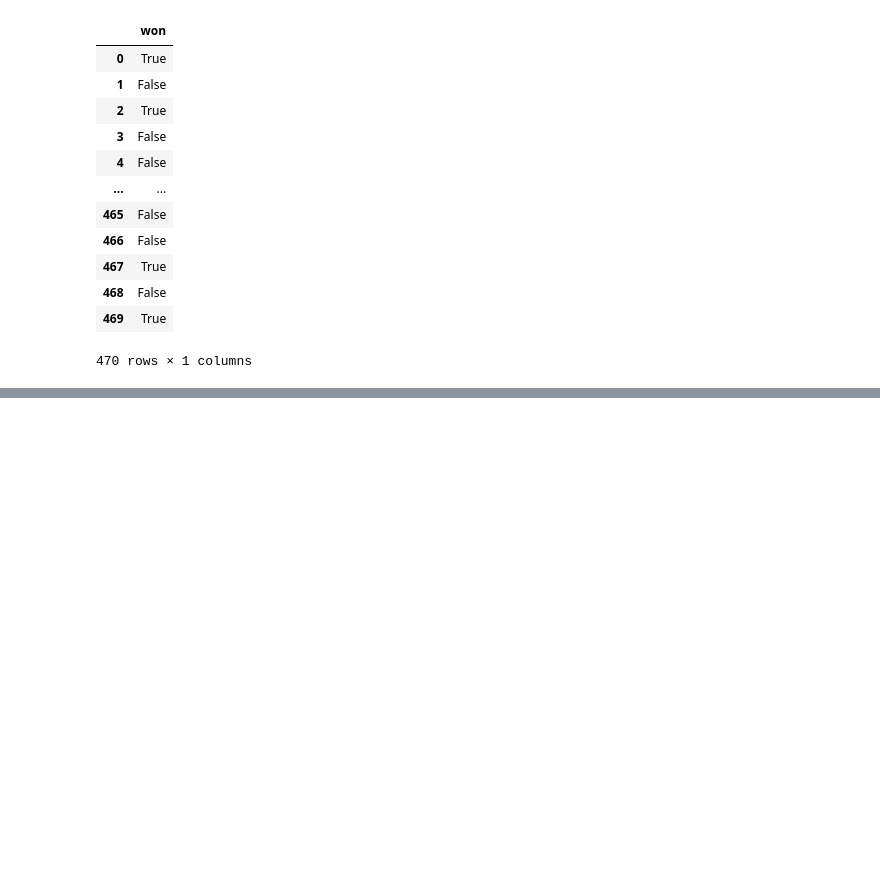
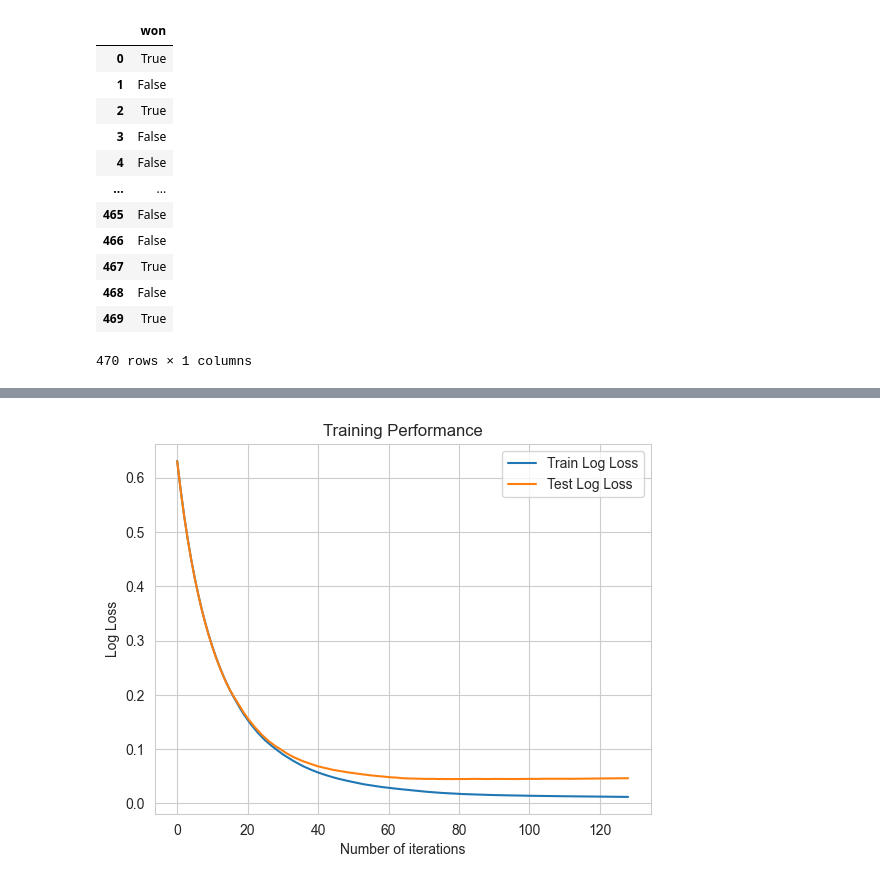
Before and after one commit to edwarddsongg/League_Hack, a Jupyter notebook: XGBoost.ipynb, the cells around one changed output, grey strips where cells are left out. Cells and saved outputs as stored; diff of their text form; code cells hidden in the pictures; blank space fills up the shorter version.

```diff
--- a/XGBoost.ipynb
+++ b/XGBoost.ipynb
@@ -95,8 +100,7 @@ dtest_clf = xgb.DMatrix(X_test, y_test)
 evals = [(dtrain_clf, "train"), (dtest_clf, "validation")]
 
 
-xgb_classifier = xgb.XGBClassifier(n_estimators=100, objective='binary:logistic', tree_method='hist', eta=0.1, max_depth=3, evals=evals)
-xgb_classifier.fit(X_train, y_train)
-
+xgb_classifier = xgb.XGBClassifier(n_estimators=500, objective='binary:logistic', tree_method='hist', eta=0.07, max_depth=3, evals=evals)
+xgb_classifier.fit(X_train, y_train, eval_set = [(X_train, y_train), (X_test, y_test)], eval_metric='logloss', verbose=True, early_stopping_rounds=50)
 
 model = xgb_classifier.get_booster()
@@ -103,3 +125,22 @@ model = xgb_classifier.get_booster()
+# %%
+import matplotlib.pyplot as plt
+
+results = xgb_classifier.evals_result()
+
+train_error = results['validation_0']['logloss']
+test_error = results['validation_1']['logloss']
+
+
+x = range(len(test_error))
+plt.plot(x, train_error, label='Train Log Loss')
+plt.plot(x, test_error, label='Test Log Loss')
+plt.xlabel('Number of iterations')
+plt.ylabel('Log Loss')
+plt.title('Training Performance')
+plt.legend()
+plt.show()
+# %% [output]
+[figure, added]
 # %%
 from sklearn.metrics import mean_squared_error
 
```
Also changed, not shown: parts of 15 cells of this notebook, 1 other file.
